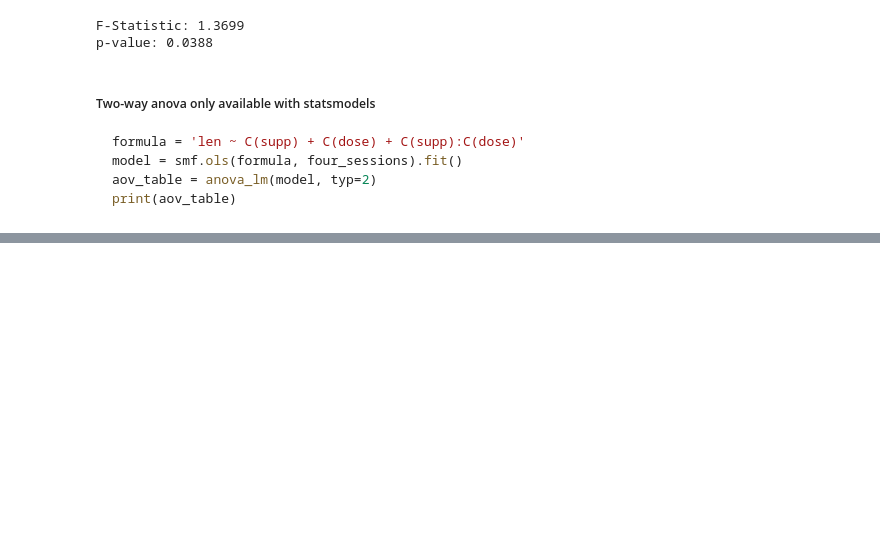
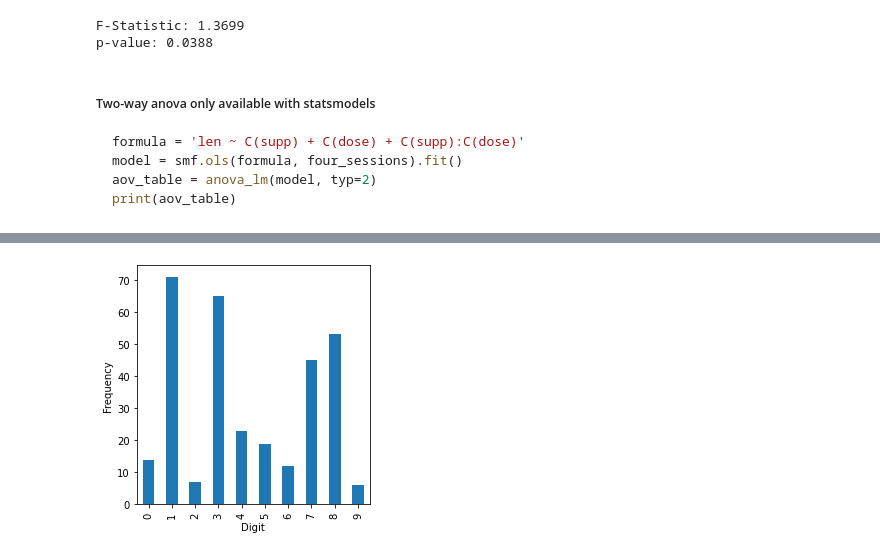
Before and after one commit to mrutyunjay17/Hands-On-Machine-Learning, a Jupyter notebook: other_books/practical_stats_for_ds/3_statistical_exp_and_significance_testing.ipynb, the cells around one changed output, grey strips where cells are left out. Saved outputs shown, nothing was run; the diff lists cells and outputs as text; code cells hidden in the pictures; blank space fills up the shorter version.

```diff
--- a/other_books/practical_stats_for_ds/3_statistical_exp_and_significance_testing.ipynb
+++ b/other_books/practical_stats_for_ds/3_statistical_exp_and_significance_testing.ipynb
@@ -218,0 +325,12 @@ print(aov_table)
+# %%
+imanishi = pd.read_csv("https://raw.githubusercontent.com/gedeck/practical-statistics-for-data-scientists/master/data/imanishi_data.csv")
+imanishi.columns = [c.strip() for c in imanishi.columns]
+ax = imanishi.plot.bar(x='Digit', y=['Frequency'], legend=False,
+                      figsize=(4, 4))
+ax.set_xlabel('Digit')
+ax.set_ylabel('Frequency')
+
+plt.tight_layout()
+plt.show()
+# %% [output]
+[figure, added]
```
Also changed, not shown: parts of 12 cells of this notebook.
